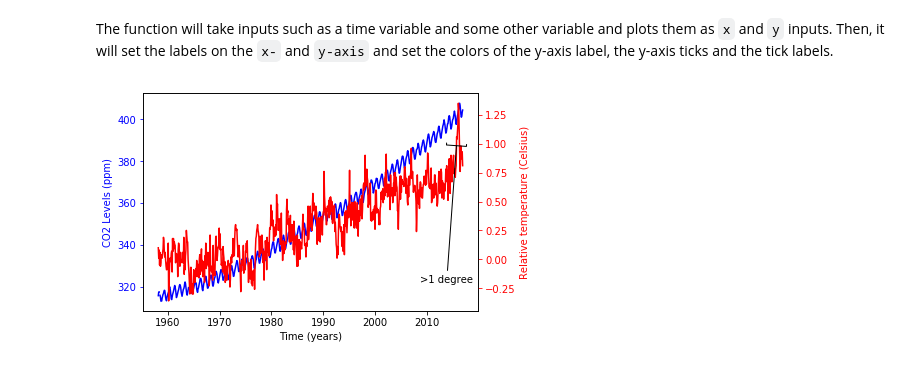
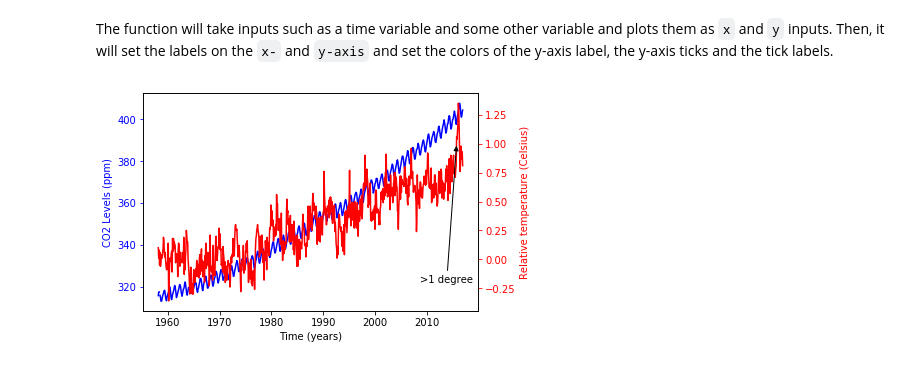
Before and after one commit to VictorOmondi1997/Visualization-Climate-Change, a Jupyter notebook: notebooks/climate_change.ipynb, the cells around one changed output. Cells and saved outputs as stored; diff of their text form; code cells hidden in the pictures.

```diff
--- a/notebooks/climate_change.ipynb
+++ b/notebooks/climate_change.ipynb
@@ -80,9 +80,9 @@ def plot_timeseries(axes, x, y, color, xlabel, ylabel):
 # %%
 fig, ax = plt.subplots()
 plot_timeseries(ax, climate_change.index, climate_change.co2, 'blue', 'Time (years)', 'CO2 Levels (ppm)')
 ax2 = ax.twinx()
 plot_timeseries(ax2, climate_change.index, climate_change.relative_temp, 'red', 'Time (years)', 'Relative temperature (Celsius)')
-ax2.annotate('>1 degree', xy=(pd.Timestamp('2015-10-06'), 1), xytext=(pd.Timestamp('2008-10-06'),-0.2), arrowprops={'arrowstyle':'-|', 'color':'black'})
+ax2.annotate('>1 degree', xy=(pd.Timestamp('2015-10-06'), 1), xytext=(pd.Timestamp('2008-10-06'),-0.2), arrowprops={'arrowstyle':'-|>', 'color':'black'})
 plt.show()
 # %% [output]
-[figure, old version]
+[figure, new version]
```
